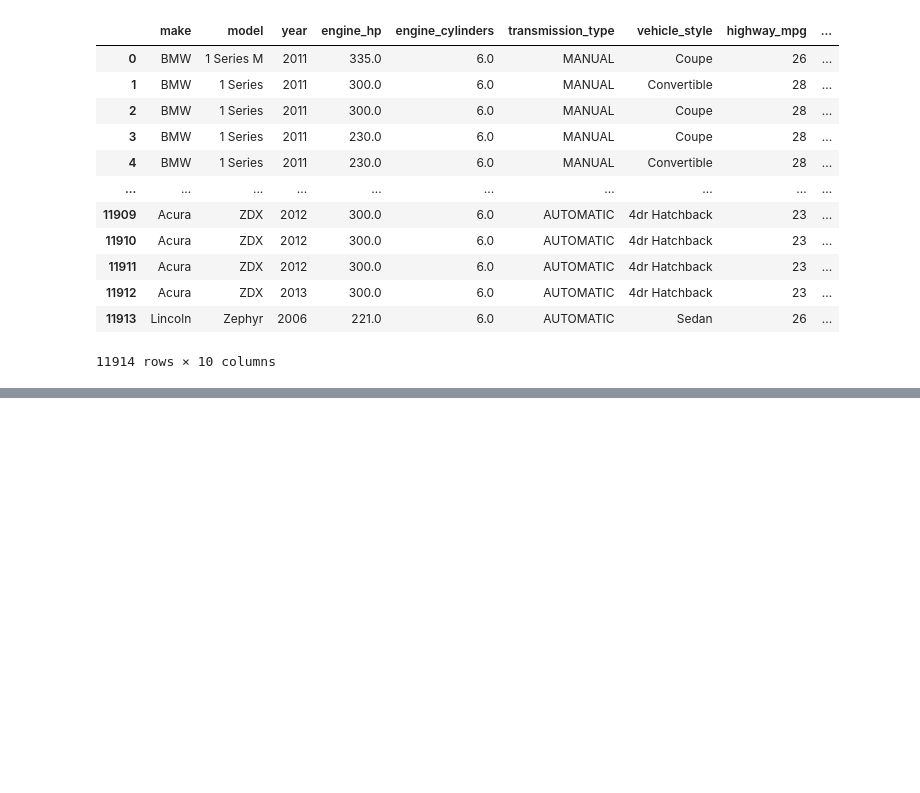
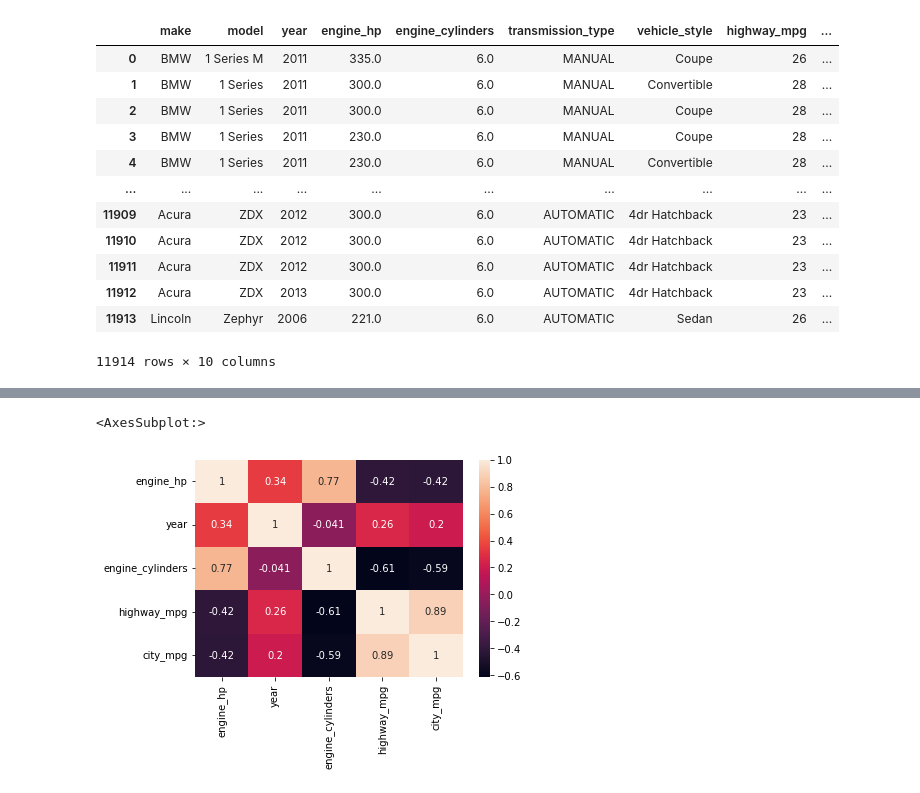
Before and after one commit to Alejobep/machine-learning-zoomcamp, a Jupyter notebook: cohorts/2023/03-classification/Homework_ABP.ipynb, the cells around one changed output, grey strips where cells are left out. Cells and saved outputs as stored; diff of their text form; code cells hidden in the pictures; blank space fills up the shorter version.

```diff
--- a/cohorts/2023/03-classification/Homework_ABP.ipynb
+++ b/cohorts/2023/03-classification/Homework_ABP.ipynb
@@ -69,7 +72,7 @@ For the rest of the homework, you'll need to use only these columns:
 # %%
 data = dataset[['Make', 'Model', 'Year', 'Engine HP',
        'Engine Cylinders', 'Transmission Type', 'Vehicle Style',
-       'highway MPG', 'city mpg', 'MSRP']]
+       'highway MPG', 'city mpg', 'MSRP']].copy()
 
 data
 # %% [output]
@@ -98,6 +101,7 @@ data
 * Rename `MSRP` variable to `price`.
 # %%
 data.columns = data.columns.str.replace(' ', '_').str.lower()
+data = data.rename(columns={'msrp':'price'})
 data
 # %% [output]
 |  | make | model | year | engine_hp | engine_cylinders | transmission_type | vehicle_style | highway_mpg | ... |
@@ -116,3 +134,5 @@ data
+# %%
+data = data.fillna(0)
 # %% [markdown]
 
 ### Question 1
@@ -230,0 +162,5 @@ After that, the form will be closed.
+# %%
+numerical = ['engine_hp', 'year', 'engine_cylinders','highway_mpg', 'city_mpg']
+
+corrMatrix = data[numerical].corr()
+corrMatrix
@@ -230,0 +174,5 @@ After that, the form will be closed.
+# %%
+sn.heatmap(corrMatrix, annot=True)
+# %% [output]
+<AxesSubplot:>
+[figure, added]
```
Also changed, not shown: parts of 41 cells of this notebook.
